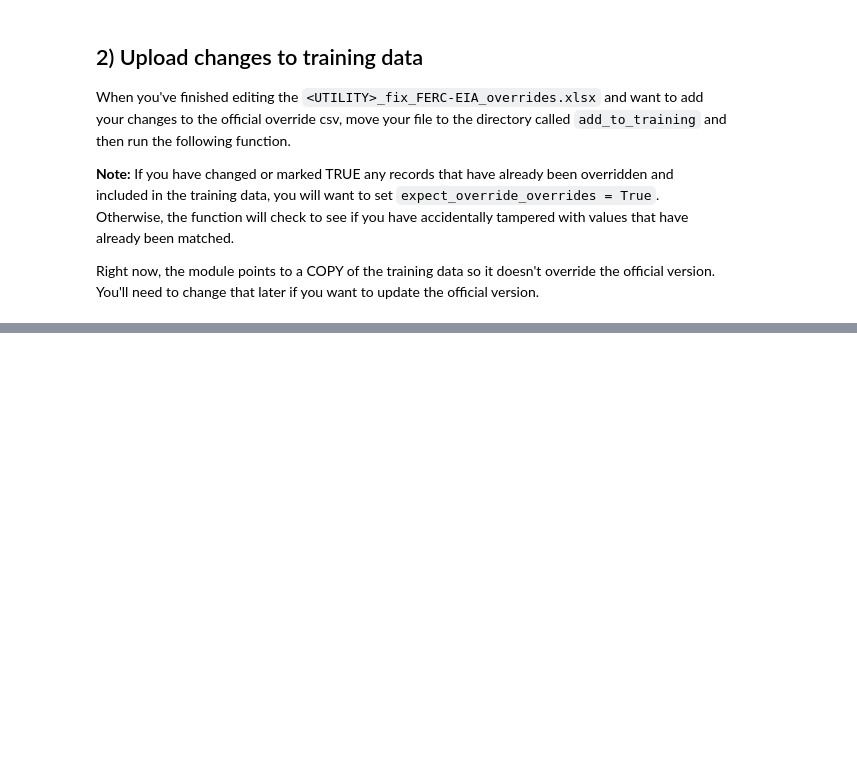
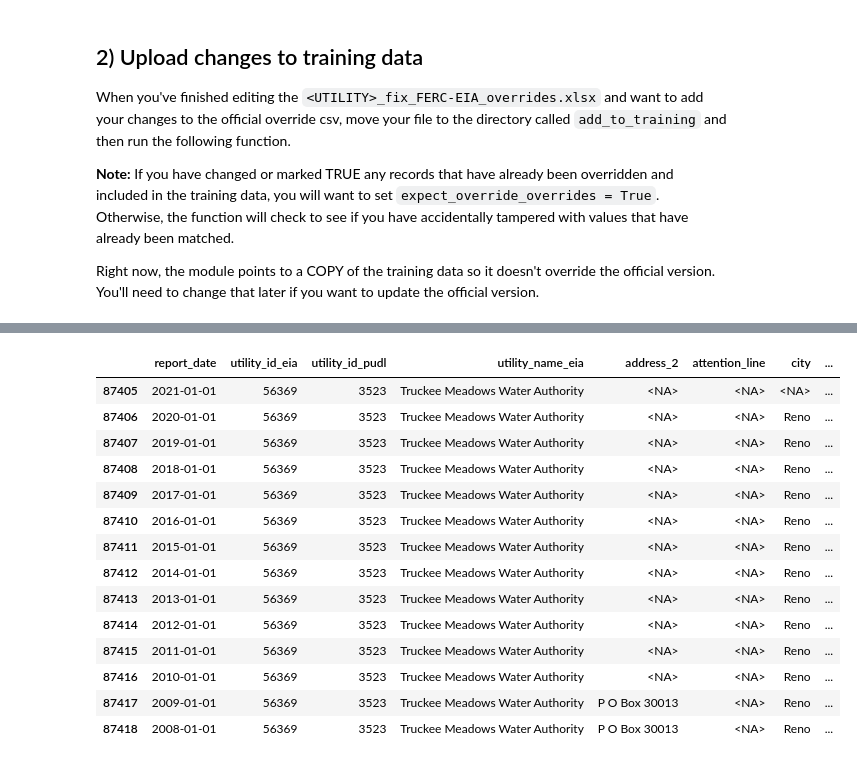
Before and after one commit to catalyst-cooperative/rmi-ferc1-eia, a Jupyter notebook: notebooks/make_overrides.ipynb, the cells around one changed output, grey strips where cells are left out. Saved outputs shown, nothing was run; the diff lists cells and outputs as text; code cells hidden in the pictures; blank space fills up the shorter version.

```diff
--- a/notebooks/make_overrides.ipynb
+++ b/notebooks/make_overrides.ipynb
@@ -89,2 +239,21 @@ Right now, the module points to a COPY of the training data so it doesn't overri
+# %%
+utils = pudl_out.utils_eia860()
+utils[utils["utility_id_eia"]==56369]
+# %% [output]
+|  | report_date | utility_id_eia | utility_id_pudl | utility_name_eia | address_2 | attention_line | city | ... |
+| 87405 | 2021-01-01 | 56369 | 3523 | Truckee Meadows Water Authority | <NA> | <NA> | <NA> | ... |
+| 87406 | 2020-01-01 | 56369 | 3523 | Truckee Meadows Water Authority | <NA> | <NA> | Reno | ... |
+| 87407 | 2019-01-01 | 56369 | 3523 | Truckee Meadows Water Authority | <NA> | <NA> | Reno | ... |
+| 87408 | 2018-01-01 | 56369 | 3523 | Truckee Meadows Water Authority | <NA> | <NA> | Reno | ... |
+| 87409 | 2017-01-01 | 56369 | 3523 | Truckee Meadows Water Authority | <NA> | <NA> | Reno | ... |
+| 87410 | 2016-01-01 | 56369 | 3523 | Truckee Meadows Water Authority | <NA> | <NA> | Reno | ... |
+| 87411 | 2015-01-01 | 56369 | 3523 | Truckee Meadows Water Authority | <NA> | <NA> | Reno | ... |
+| 87412 | 2014-01-01 | 56369 | 3523 | Truckee Meadows Water Authority | <NA> | <NA> | Reno | ... |
+| 87413 | 2013-01-01 | 56369 | 3523 | Truckee Meadows Water Authority | <NA> | <NA> | Reno | ... |
+| 87414 | 2012-01-01 | 56369 | 3523 | Truckee Meadows Water Authority | <NA> | <NA> | Reno | ... |
+| 87415 | 2011-01-01 | 56369 | 3523 | Truckee Meadows Water Authority | <NA> | <NA> | Reno | ... |
+| 87416 | 2010-01-01 | 56369 | 3523 | Truckee Meadows Water Authority | <NA> | <NA> | Reno | ... |
+| 87417 | 2009-01-01 | 56369 | 3523 | Truckee Meadows Water Authority | P O Box 30013 | <NA> | Reno | ... |
+| 87418 | 2008-01-01 | 56369 | 3523 | Truckee Meadows Water Authority | P O Box 30013 | <NA> | Reno | ... |
 # %%
 validate_and_add_to_training(connects_ferc1_eia, expect_override_overrides = False)
```
Also changed, not shown: parts of 19 cells of this notebook, 1 other file.
